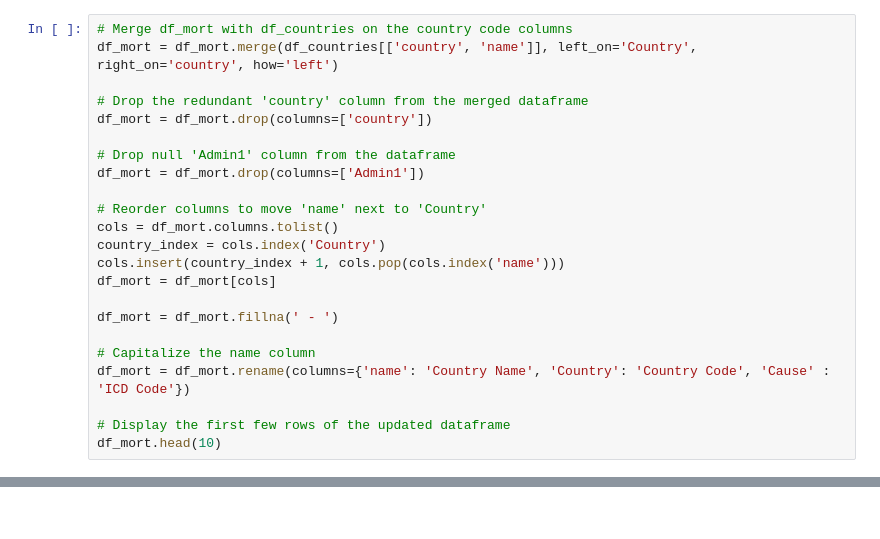
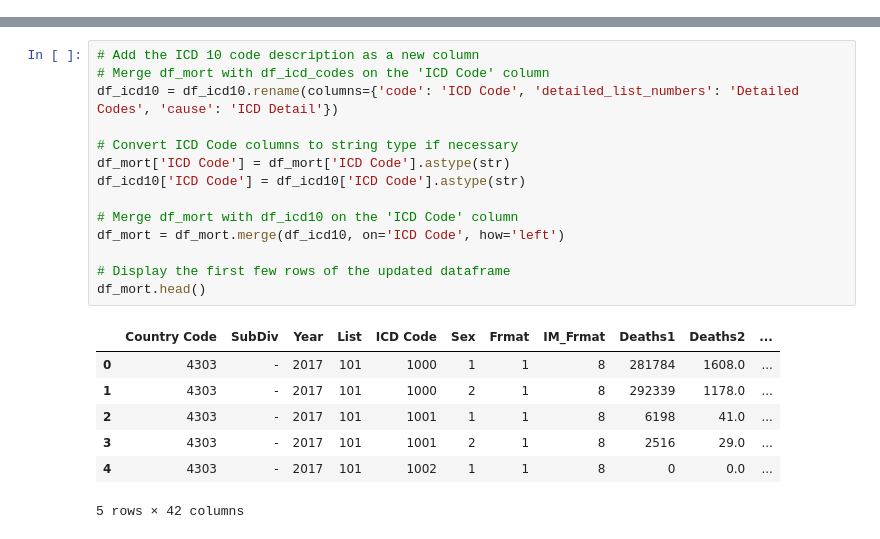
Before and after one commit to ShylaTatum/Group-Project-1, a Jupyter notebook: reference-workbook.ipynb, the cells around one changed output, grey strips where cells are left out. Drawn from its saved outputs; the diff is of its cells as text.

```diff
--- a/reference-workbook.ipynb
+++ b/reference-workbook.ipynb
@@ -73,23 +205,0 @@ df_mort.shape
-# %%
-# Merge df_mort with df_countries on the country code columns
-df_mort = df_mort.merge(df_countries[['country', 'name']], left_on='Country', right_on='country', how='left')
-
-# Drop the redundant 'country' column from the merged dataframe
-df_mort = df_mort.drop(columns=['country'])
-
-# Drop null 'Admin1' column from the dataframe
-df_mort = df_mort.drop(columns=['Admin1'])
-
-# Reorder columns to move 'name' next to 'Country'
-cols = df_mort.columns.tolist()
-country_index = cols.index('Country')
-cols.insert(country_index + 1, cols.pop(cols.index('name')))
-df_mort = df_mort[cols]
-
-df_mort = df_mort.fillna(' - ')
-
-# Capitalize the name column
-df_mort = df_mort.rename(columns={'name': 'Country Name', 'Country': 'Country Code', 'Cause' : 'ICD Code'})
-
-# Display the first few rows of the updated dataframe
-df_mort.head(10)
@@ -108,0 +206,22 @@ df_mort.head(10)
+# %%
+# Add the ICD 10 code description as a new column
+# Merge df_mort with df_icd_codes on the 'ICD Code' column
+df_icd10 = df_icd10.rename(columns={'code': 'ICD Code', 'detailed_list_numbers': 'Detailed Codes', 'cause': 'ICD Detail'})
+
+# Convert ICD Code columns to string type if necessary
+df_mort['ICD Code'] = df_mort['ICD Code'].astype(str)
+df_icd10['ICD Code'] = df_icd10['ICD Code'].astype(str)
+
+# Merge df_mort with df_icd10 on the 'ICD Code' column
+df_mort = df_mort.merge(df_icd10, on='ICD Code', how='left')
+
+# Display the first few rows of the updated dataframe
+df_mort.head()
+# %% [output]
+|  | Country Code | SubDiv | Year | List | ICD Code | Sex | Frmat | IM_Frmat | Deaths1 | Deaths2 | ... |
+| 0 | 4303 | - | 2017 | 101 | 1000 | 1 | 1 | 8 | 281784 | 1608.0 | ... |
+| 1 | 4303 | - | 2017 | 101 | 1000 | 2 | 1 | 8 | 292339 | 1178.0 | ... |
+| 2 | 4303 | - | 2017 | 101 | 1001 | 1 | 1 | 8 | 6198 | 41.0 | ... |
+| 3 | 4303 | - | 2017 | 101 | 1001 | 2 | 1 | 8 | 2516 | 29.0 | ... |
+| 4 | 4303 | - | 2017 | 101 | 1002 | 1 | 1 | 8 | 0 | 0.0 | ... |
+5 rows × 42 columns
```
Also changed, not shown: parts of 30 cells of this notebook, 3 other files.
